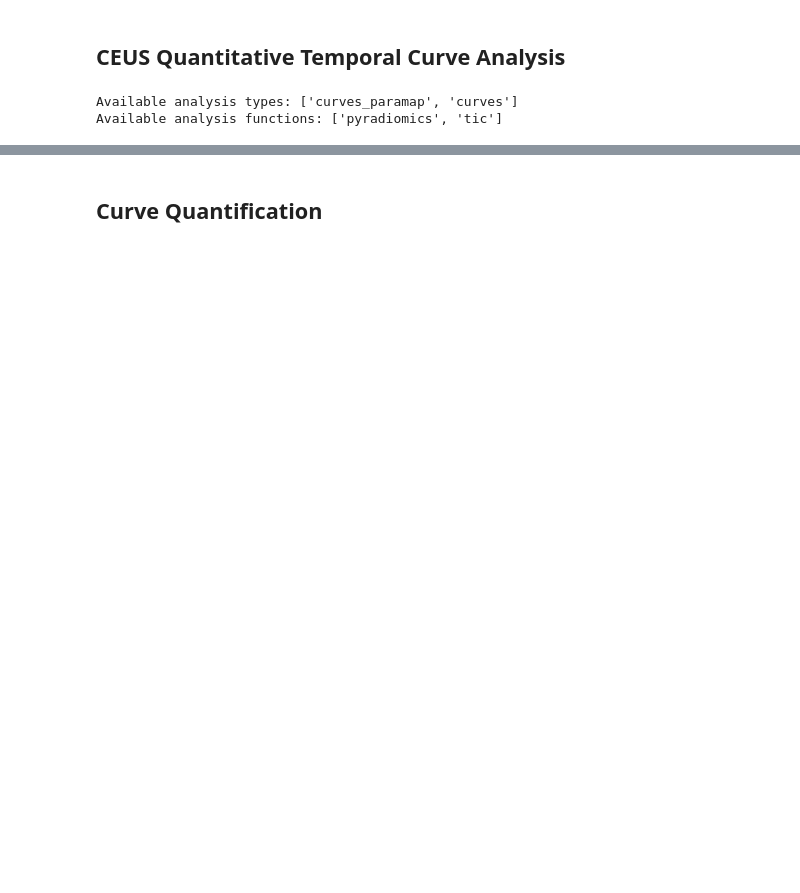
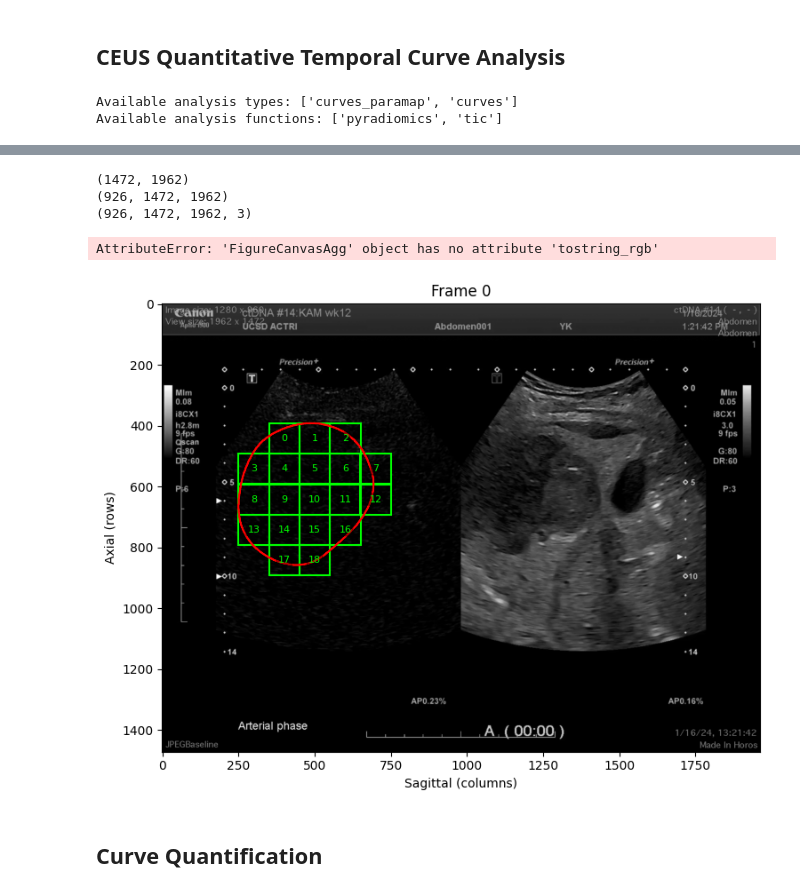
Before and after one commit to TUL-Dev/QuantUS-Plugins-CEUS, a Jupyter notebook: 2d ceus test/paramaps_generation_demo copy.ipynb, the cells around one changed output, grey strips where cells are left out. Drawn from its saved outputs; the diff is of its cells as text; code cells hidden in the pictures; blank space fills up the shorter version.

```diff
--- a/2d ceus test/paramaps_generation_demo copy.ipynb
+++ b/2d ceus test/paramaps_generation_demo copy.ipynb
@@ -20,9 +20,9 @@ print("Available scan loaders:", list(get_scan_loaders().keys()))
 # %% [output]
 Available scan loaders: ['avi', 'nifti', 'custom_dicom', 'mp4']
 # %%
-scan_type = 'avi'
+scan_type = 'mp4'
 
-scan_path = '/Users/samantha/Desktop/ultrasound lab stuff/ctdna/p5/p5 pre/Patient #5 pre (MJL) inj1 Original Loop.avi.avi'
+scan_path = '/Users/samantha/Desktop/ultrasound lab stuff/ctdna/p14/p14 wk12/p14_wk12.mp4'
 scan_loader_kwargs = {
     'transpose': False
 }
@@ -31,16 +31,15 @@ from src.entrypoints import scan_loading_step
 
 image_data = scan_loading_step(scan_type, scan_path, **scan_loader_kwargs)
 # %%
-import matplotlib.pyplot as plt
-import cv2
-import numpy as np
+# # import matplotlib.pyplot as plt
+# # import cv2
+# import numpy as np
 
-single_image = image_data.pixel_data[100,:,:,0]
-plt.imshow(single_image,cmap='gray')
-print(image_data.pixel_data.shape)
+# # single_image = image_data.pixel_data[100,:,:,0]
+# # plt.imshow(single_image,cmap='gray')
+# # print(image_data.pixel_data.shape)
 
-# Reshape the data and store into the image_data
-temp = image_data.pixel_data[:,:,:,0]
-# temp = np.transpose(single_video,(2,1,0))
-image_data.pixel_data = temp
-print(image_data.pixel_data.shape)
+# # # Reshape the data and store into the image_data
+# temp = image_data.pixel_data[:,:,:,0]
+# image_data.pixel_data = temp
+# print(image_data.pixel_data.shape)
@@ -61,7 +56,7 @@ Available segmentation loaders: ['nifti', 'load_bolus_mask']
 # %%
 seg_type = 'nifti'
 
-seg_path = '/Users/samantha/Desktop/ultrasound lab stuff/ctdna/p5/p5 pre/p5_pre_roi.nii.gz'
+seg_path = '/Users/samantha/Desktop/ultrasound lab stuff/ctdna/p14/p14 wk12/p14_wk12_roi.nii.gz'
 seg_loader_kwargs = {}
 # %%
 from src.entrypoints import seg_loading_step
@@ -167,8 +161,21 @@ analysis_kwargs = {
     'cor_vox_len': 100.0,  # mm
     'curves_output_path': '', # don't export the curves we generate
 }
+# %%
+print(seg_data.seg_mask.shape)
+print(image_data.intensities_for_analysis.shape)
+print(image_data.pixel_data.shape)
+# %% [output]
+(1472, 1962)
+(926, 1472, 1962)
+(926, 1472, 1962, 3)
 # %%
 from src.entrypoints import analysis_step
 
 analysis_obj = analysis_step(analysis_type, image_data, seg_data, analysis_funcs, **analysis_kwargs)
+# %%
+analysis_obj.verify_motion_compensated_windows(start_frame=0, end_frame=692,coverage_threshold= 0.2, save_path= "window_check.gif")
+# %% [output]
+AttributeError: 'FigureCanvasAgg' object has no attribute 'tostring_rgb'
+[figure, added]
 # %%
```
Also changed, not shown: parts of 9 cells of this notebook, 6 other files.
